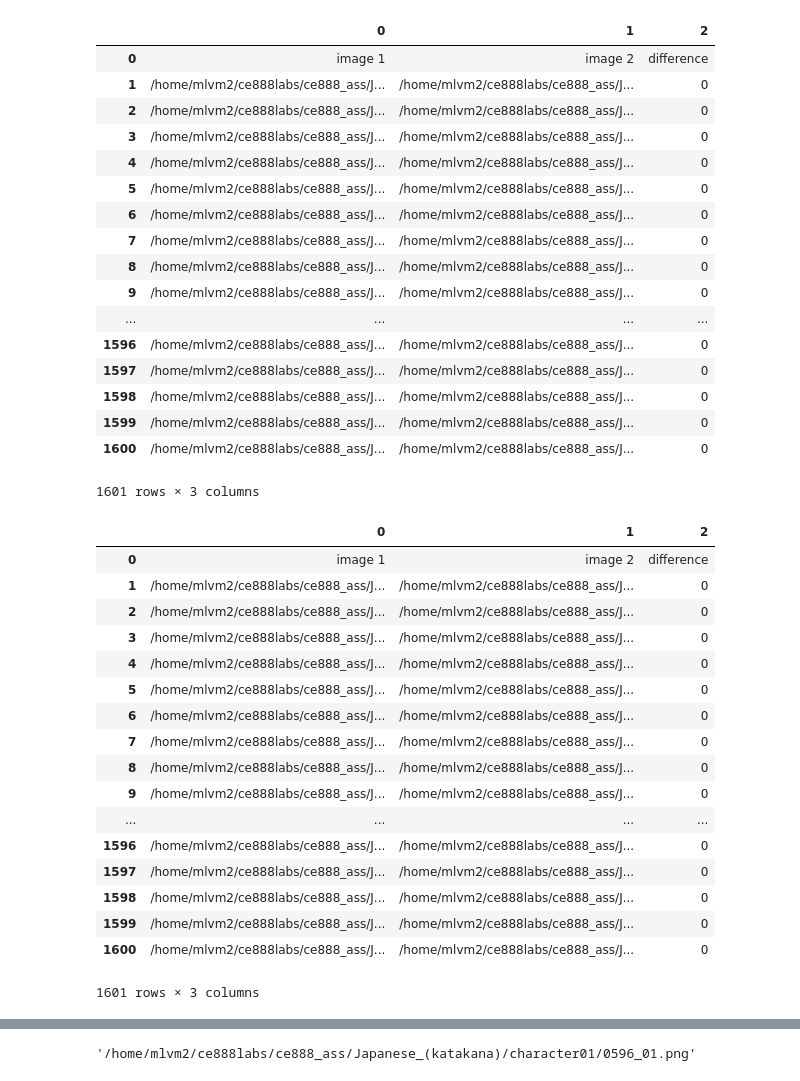
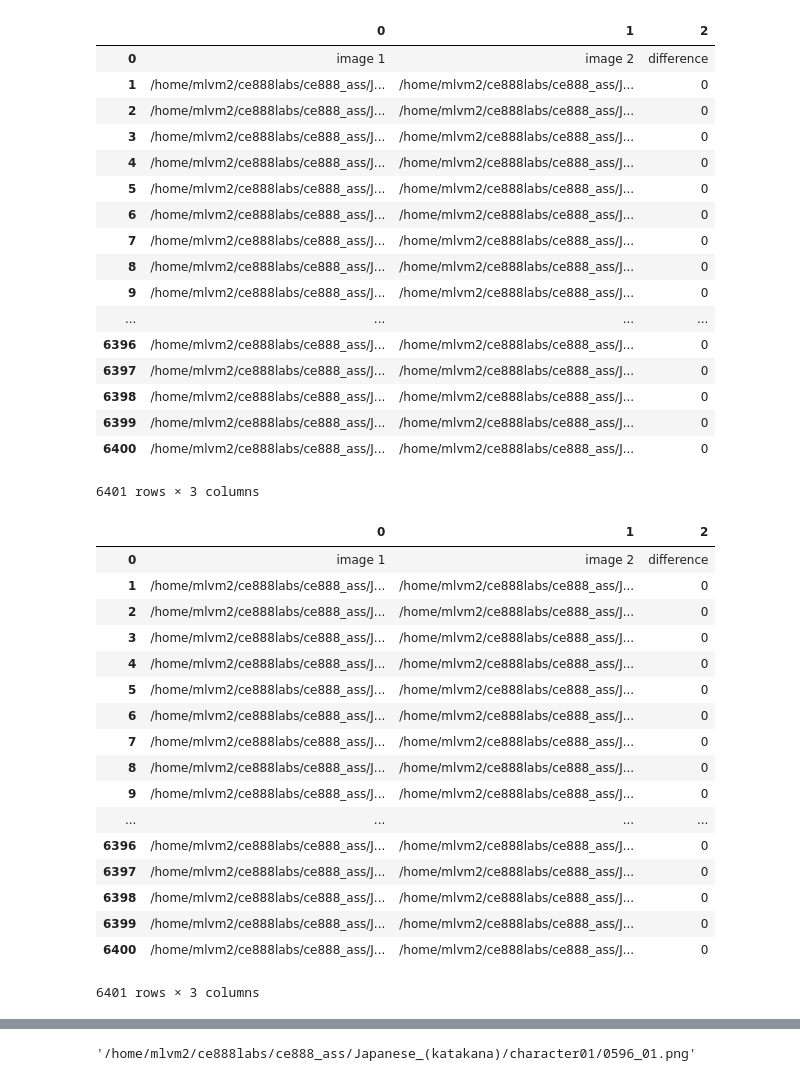
Before and after one commit to AnUnhappayCatCaptain/ce888labs, a Jupyter notebook: ce888_ass/Assignment_load_data.ipynb, the cells around one changed output, grey strips where cells are left out. Saved outputs shown, nothing was run; the diff lists cells and outputs as text; code cells hidden in the pictures.

```diff
--- a/ce888_ass/Assignment_load_data.ipynb
+++ b/ce888_ass/Assignment_load_data.ipynb
@@ -53,40 +53,61 @@ def Load_data_developed(rand_c1_int, rand_l1_int, rand_c2_int, rand_l2_int):
     else:
         data[2] = 1
     return data
 
 Data = [["image 1", "image 2", "difference"]]
 
-for i1 in range(0,2):# we randomly get ? samples as our test dataset.
+for i1 in range(0,2):# we randomly get 1600 samples as our test dataset.
     for j1 in range(0,20):
         for i2 in range(0,2):
+            for j2 in range(0,20):
+                data1 = Load_data_developed(i1, j1, i2, j2)
+                Data.append(data1)
+
+for i1 in range(2,4):# we randomly get 1600 samples as our test dataset.
+    for j1 in range(0,20):
+        for i2 in range(2,4):
+            for j2 in range(0,20):
+                data1 = Load_data_developed(i1, j1, i2, j2)
+                Data.append(data1)
+
+for i1 in range(4,6):# we randomly get 1600 samples as our test dataset.
+    for j1 in range(0,20):
+        for i2 in range(4,6):
+            for j2 in range(0,20):
+                data1 = Load_data_developed(i1, j1, i2, j2)
+                Data.append(data1)
+
+for i1 in range(6,8):# we randomly get 1600 samples as our test dataset.
+    for j1 in range(0,20):
+        for i2 in range(6,8):
             for j2 in range(0,20):
                 data1 = Load_data_developed(i1, j1, i2, j2)
                 Data.append(data1)
 
 # print(Data)
 
 df1 = pd.DataFrame(Data)
 
 df1
 # %% [output]
 |  | 0 | 1 | 2 |
 | 0 | image 1 | image 2 | difference |
 | 1 | /home/mlvm2/ce888labs/ce888_ass/J... | /home/mlvm2/ce888labs/ce888_ass/J... | 0 |
 | 2 | /home/mlvm2/ce888labs/ce888_ass/J... | /home/mlvm2/ce888labs/ce888_ass/J... | 0 |
 | 3 | /home/mlvm2/ce888labs/ce888_ass/J... | /home/mlvm2/ce888labs/ce888_ass/J... | 0 |
 | 4 | /home/mlvm2/ce888labs/ce888_ass/J... | /home/mlvm2/ce888labs/ce888_ass/J... | 0 |
 | 5 | /home/mlvm2/ce888labs/ce888_ass/J... | /home/mlvm2/ce888labs/ce888_ass/J... | 0 |
 | 6 | /home/mlvm2/ce888labs/ce888_ass/J... | /home/mlvm2/ce888labs/ce888_ass/J... | 0 |
 | 7 | /home/mlvm2/ce888labs/ce888_ass/J... | /home/mlvm2/ce888labs/ce888_ass/J... | 0 |
 | 8 | /home/mlvm2/ce888labs/ce888_ass/J... | /home/mlvm2/ce888labs/ce888_ass/J... | 0 |
 | 9 | /home/mlvm2/ce888labs/ce888_ass/J... | /home/mlvm2/ce888labs/ce888_ass/J... | 0 |
 | ... | ... | ... | ... |
-| 1596 | /home/mlvm2/ce888labs/ce888_ass/J... | /home/mlvm2/ce888labs/ce888_ass/J... | 0 |
-| 1597 | /home/mlvm2/ce888labs/ce888_ass/J... | /home/mlvm2/ce888labs/ce888_ass/J... | 0 |
-| 1598 | /home/mlvm2/ce888labs/ce888_ass/J... | /home/mlvm2/ce888labs/ce888_ass/J... | 0 |
-| 1599 | /home/mlvm2/ce888labs/ce888_ass/J... | /home/mlvm2/ce888labs/ce888_ass/J... | 0 |
-| 1600 | /home/mlvm2/ce888labs/ce888_ass/J... | /home/mlvm2/ce888labs/ce888_ass/J... | 0 |
+| 6396 | /home/mlvm2/ce888labs/ce888_ass/J... | /home/mlvm2/ce888labs/ce888_ass/J... | 0 |
+| 6397 | /home/mlvm2/ce888labs/ce888_ass/J... | /home/mlvm2/ce888labs/ce888_ass/J... | 0 |
+| 6398 | /home/mlvm2/ce888labs/ce888_ass/J... | /home/mlvm2/ce888labs/ce888_ass/J... | 0 |
+| 6399 | /home/mlvm2/ce888labs/ce888_ass/J... | /home/mlvm2/ce888labs/ce888_ass/J... | 0 |
+| 6400 | /home/mlvm2/ce888labs/ce888_ass/J... | /home/mlvm2/ce888labs/ce888_ass/J... | 0 |
-1601 rows × 3 columns
+6401 rows × 3 columns
 # %%
 # --------------------------------------------------------------------------
 # Save our data into a .csv file.
@@ -107,12 +128,12 @@ df1
 | 8 | /home/mlvm2/ce888labs/ce888_ass/J... | /home/mlvm2/ce888labs/ce888_ass/J... | 0 |
 | 9 | /home/mlvm2/ce888labs/ce888_ass/J... | /home/mlvm2/ce888labs/ce888_ass/J... | 0 |
 | ... | ... | ... | ... |
-| 1596 | /home/mlvm2/ce888labs/ce888_ass/J... | /home/mlvm2/ce888labs/ce888_ass/J... | 0 |
-| 1597 | /home/mlvm2/ce888labs/ce888_ass/J... | /home/mlvm2/ce888labs/ce888_ass/J... | 0 |
-| 1598 | /home/mlvm2/ce888labs/ce888_ass/J... | /home/mlvm2/ce888labs/ce888_ass/J... | 0 |
-| 1599 | /home/mlvm2/ce888labs/ce888_ass/J... | /home/mlvm2/ce888labs/ce888_ass/J... | 0 |
-| 1600 | /home/mlvm2/ce888labs/ce888_ass/J... | /home/mlvm2/ce888labs/ce888_ass/J... | 0 |
+| 6396 | /home/mlvm2/ce888labs/ce888_ass/J... | /home/mlvm2/ce888labs/ce888_ass/J... | 0 |
+| 6397 | /home/mlvm2/ce888labs/ce888_ass/J... | /home/mlvm2/ce888labs/ce888_ass/J... | 0 |
+| 6398 | /home/mlvm2/ce888labs/ce888_ass/J... | /home/mlvm2/ce888labs/ce888_ass/J... | 0 |
+| 6399 | /home/mlvm2/ce888labs/ce888_ass/J... | /home/mlvm2/ce888labs/ce888_ass/J... | 0 |
+| 6400 | /home/mlvm2/ce888labs/ce888_ass/J... | /home/mlvm2/ce888labs/ce888_ass/J... | 0 |
-1601 rows × 3 columns
+6401 rows × 3 columns
 # %%
 # ------------------------------------------------------------
 # Data read and pre-processing.
```
Also changed, not shown: parts of 26 cells of this notebook, 16 other files.
